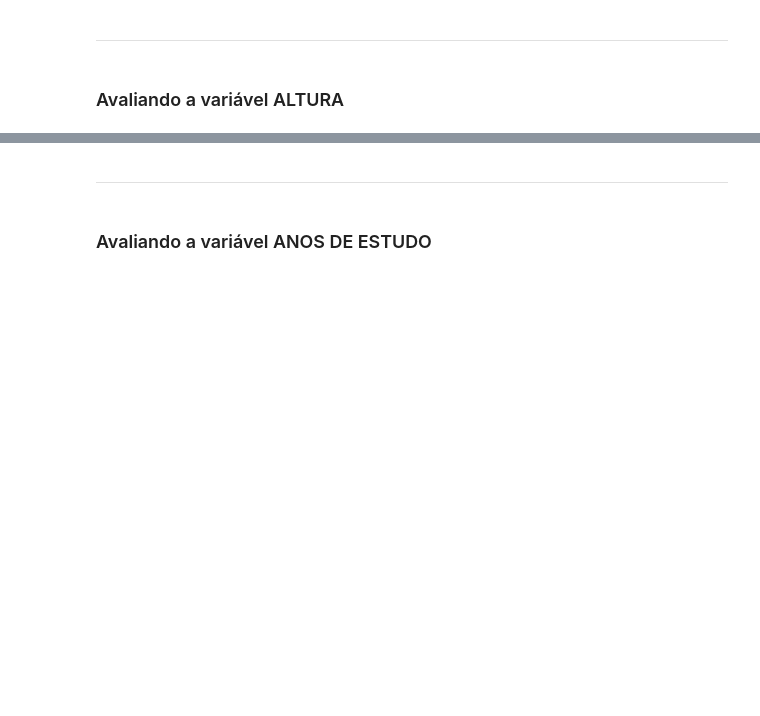
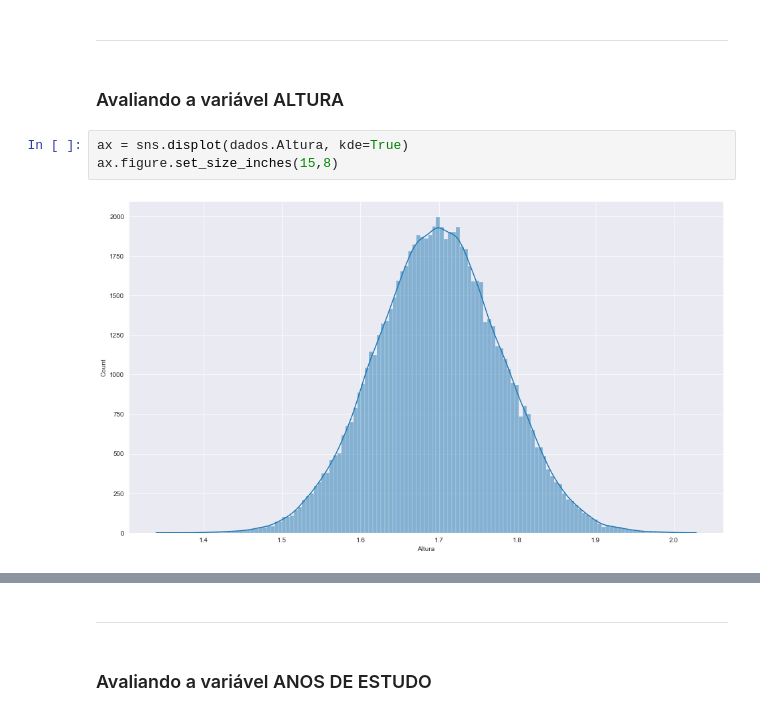
Before and after one commit to Florenncio/data_exploration_pnad2015, a Jupyter notebook: analise_pnad.ipynb, the cells around one changed output, grey strips where cells are left out. Cells and saved outputs as stored; diff of their text form; blank space fills up the shorter version.

```diff
--- a/analise_pnad.ipynb
+++ b/analise_pnad.ipynb
@@ -852,3 +895,8 @@ Pode-se definir a moda como sendo o valor mais frequente de um conjunto de dados
 ***
 # %% [markdown]
 ### Avaliando a variável ALTURA
+# %%
+ax = sns.displot(dados.Altura, kde=True)
+ax.figure.set_size_inches(15,8)
+# %% [output]
+[figure, added]
```
Also changed, not shown: parts of 45 cells of this notebook, 1 other file.
